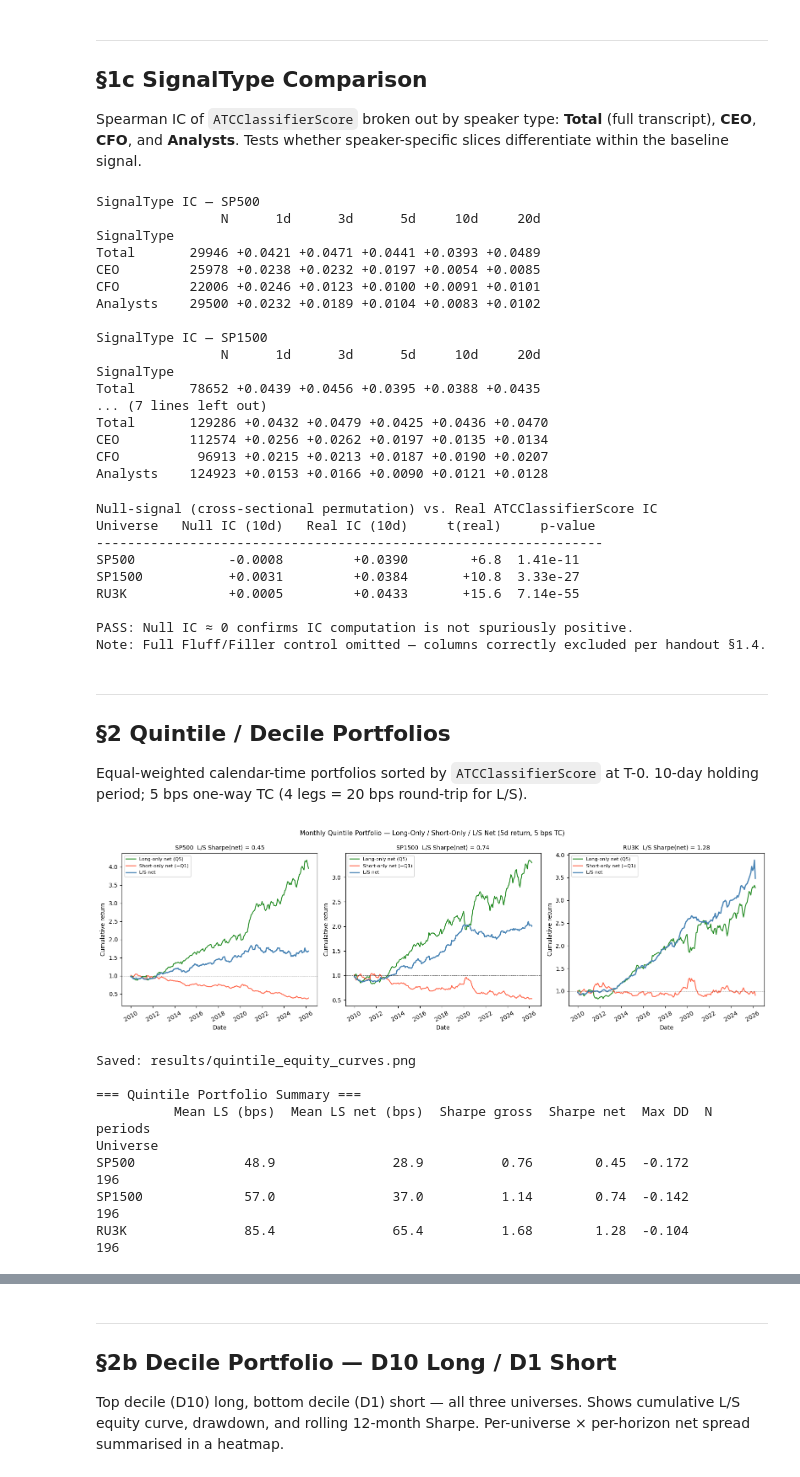
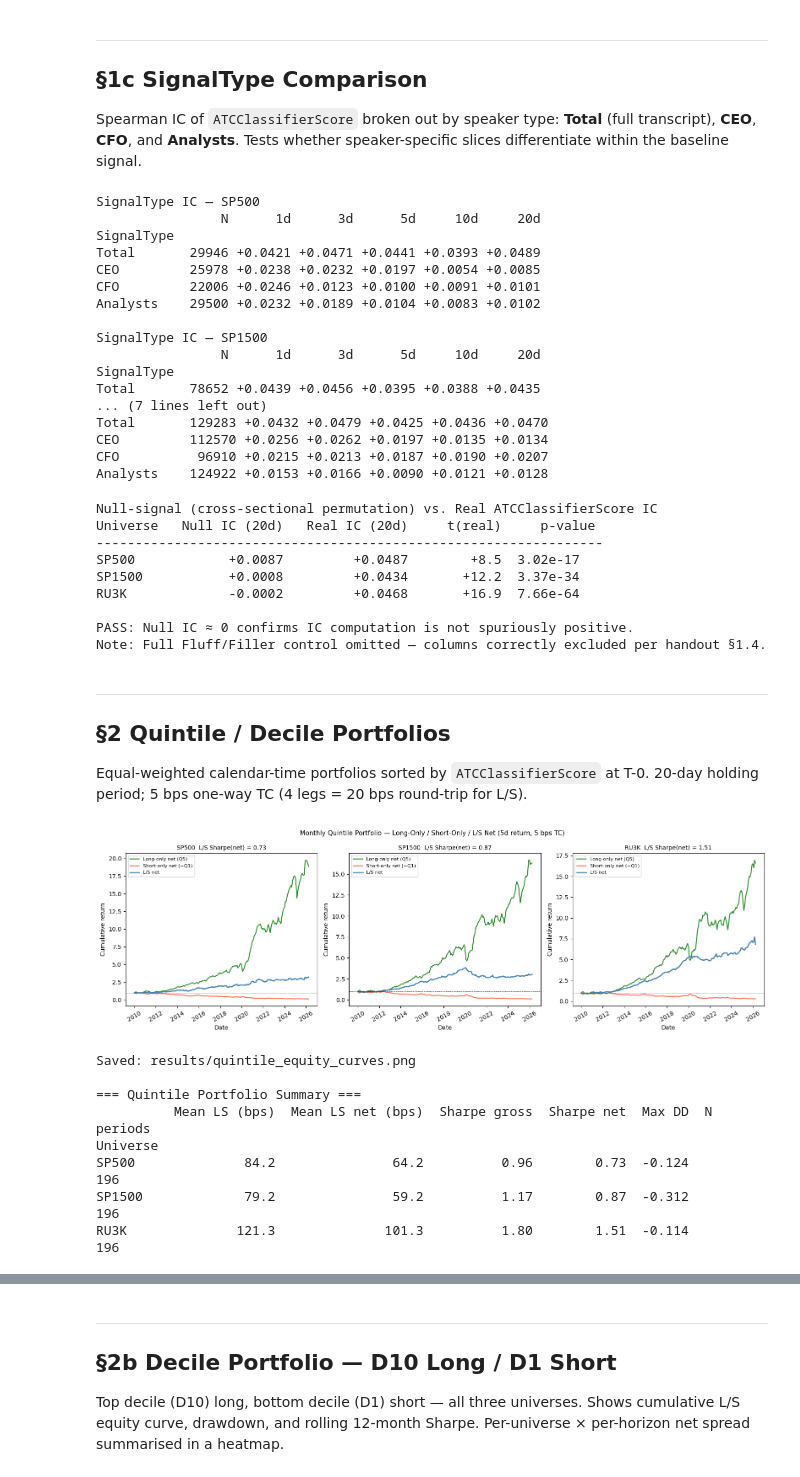
Before and after one commit to liny-r/NLP-Final-Assignment, a Jupyter notebook: 01_analysis.ipynb, the cells around one changed output, grey strips where cells are left out. Saved outputs shown, nothing was run; the diff lists cells and outputs as text; code cells hidden in the pictures.

```diff
--- a/01_analysis.ipynb
+++ b/01_analysis.ipynb
@@ -179,7 +196,7 @@ Sectors with fewer than 30 events are excluded.
 fig, axes = plt.subplots(1, 3, figsize=(18, 5))
 
 for ax, (uname, ucol) in zip(axes, UNIVERSES.items()):
-    sub = df[df[ucol].fillna(False) & df['ATCClassifierScore'].notna() & df['return_10d'].notna()].copy()
+    sub = df[df[ucol].fillna(False) & df['ATCClassifierScore'].notna() & df['return_20d'].notna()].copy()
     sector_rows = {}
     for sector, grp in sub.groupby('SECTOR'):
         if len(grp) < 30:
@@ -188,16 +205,16 @@ for ax, (uname, ucol) in zip(axes, UNIVERSES.items()):
     sec_ic = pd.DataFrame(sector_rows, index=H_LABELS).T.dropna(how='all')
     sec_ic = sec_ic.sort_values('5d', ascending=False)
 
-    # t-stats for sector IC (10d horizon as representative)
+    # t-stats for sector IC (20d horizon — primary target)
     tstat_sec = {}
     for sector, grp in sub.groupby('SECTOR'):
         if len(grp) < 30: continue
-        _, t, p = spearman_ic_tstat(grp['ATCClassifierScore'], grp['return_10d'])
+        _, t, p = spearman_ic_tstat(grp['ATCClassifierScore'], grp['return_20d'])
         stars = '***' if p < 0.001 else ('**' if p < 0.01 else ('*' if p < 0.05 else ''))
         tstat_sec[sector] = f't={t:+.1f}{stars}'
     print(f'IC by Sector — {uname}')
     print(sec_ic.to_string(float_format=lambda x: f'{x:+.4f}'))
-    print('  10d t-stats:', {k: v for k,v in tstat_sec.items()})
+    print('  20d t-stats:', {k: v for k,v in tstat_sec.items()})
     print()
 
     colors = ['forestgreen' if v > 0 else 'tomato' for v in sec_ic['5d']]
@@ -265,7 +280,7 @@ for uname, ucol in UNIVERSES.items():
     for st in ['Total', 'CEO', 'CFO', 'Analysts']:
         sub = slices_ret[(slices_ret['SignalType'] == st) &
                          slices_ret[ucol].fillna(False)]
-        row = {'SignalType': st, 'N': int(sub['return_10d'].notna().sum())}
+        row = {'SignalType': st, 'N': int(sub['return_20d'].notna().sum())}
         for h, hl in zip(HORIZONS, H_LABELS):
             row[hl] = spearman_ic(sub['ATCClassifierScore'], sub[h])
         rows.append(row)
@@ -287,10 +302,10 @@ SignalType IC — SP1500
 SignalType
 Total       78652 +0.0439 +0.0456 +0.0395 +0.0388 +0.0435
 ... (7 lines left out)
-Total       129286 +0.0432 +0.0479 +0.0425 +0.0436 +0.0470
-CEO         112574 +0.0256 +0.0262 +0.0197 +0.0135 +0.0134
-CFO          96913 +0.0215 +0.0213 +0.0187 +0.0190 +0.0207
-Analysts    124923 +0.0153 +0.0166 +0.0090 +0.0121 +0.0128
+Total       129283 +0.0432 +0.0479 +0.0425 +0.0436 +0.0470
+CEO         112570 +0.0256 +0.0262 +0.0197 +0.0135 +0.0134
+CFO          96910 +0.0215 +0.0213 +0.0187 +0.0190 +0.0207
+Analysts    124922 +0.0153 +0.0166 +0.0090 +0.0121 +0.0128
 # %%
 # §1e  Null-signal control — zero-alpha sanity check
 # Fluff and Filler AspectTheme columns were excluded during data prep (per handout §1.4),
@@ -303,12 +318,12 @@ df['_null_signal'] = (df.groupby('entry_date')['ATCClassifierScore']
                         .transform(lambda x: np.random.permutation(x.values)))
 
 print('Null-signal (cross-sectional permutation) vs. Real ATCClassifierScore IC')
-print(f'{"Universe":8s}  {"Null IC (10d)":>14s}  {"Real IC (10d)":>14s}  {"t(real)":>10s}  {"p-value":>10s}')
+print(f'{"Universe":8s}  {"Null IC (20d)":>14s}  {"Real IC (20d)":>14s}  {"t(real)":>10s}  {"p-value":>10s}')
 print('-' * 65)
 for uname, ucol in UNIVERSES.items():
     sub = df[df[ucol].fillna(False)]
-    ic_null = spearman_ic(sub['_null_signal'], sub['return_10d'])
-    ic_real, t_real, p_real = spearman_ic_tstat(sub['ATCClassifierScore'], sub['return_10d'])
+    ic_null = spearman_ic(sub['_null_signal'], sub['return_20d'])
+    ic_real, t_real, p_real = spearman_ic_tstat(sub['ATCClassifierScore'], sub['return_20d'])
     print(f'{uname:8s}  {ic_null:+14.4f}  {ic_real:+14.4f}  {t_real:+10.1f}  {p_real:<10.2e}')
 
 df.drop(columns=['_null_signal'], inplace=True)
@@ -317,11 +332,11 @@ print('PASS: Null IC ≈ 0 confirms IC computation is not spuriously positive.')
 print('Note: Full Fluff/Filler control omitted — columns correctly excluded per handout §1.4.')
 # %% [output]
 Null-signal (cross-sectional permutation) vs. Real ATCClassifierScore IC
-Universe   Null IC (10d)   Real IC (10d)     t(real)     p-value
+Universe   Null IC (20d)   Real IC (20d)     t(real)     p-value
 -----------------------------------------------------------------
-SP500            -0.0008         +0.0390        +6.8  1.41e-11
-SP1500           +0.0031         +0.0384       +10.8  3.33e-27
-RU3K             +0.0005         +0.0433       +15.6  7.14e-55
+SP500            +0.0087         +0.0487        +8.5  3.02e-17
+SP1500           +0.0008         +0.0434       +12.2  3.37e-34
+RU3K             -0.0002         +0.0468       +16.9  7.66e-64
 
 PASS: Null IC ≈ 0 confirms IC computation is not spuriously positive.
 Note: Full Fluff/Filler control omitted — columns correctly excluded per handout §1.4.
@@ -330,9 +345,9 @@ Note: Full Fluff/Filler control omitted — columns correctly excluded per hando
 ## §2  Quintile / Decile Portfolios
 
 Equal-weighted calendar-time portfolios sorted by `ATCClassifierScore` at T-0.
-10-day holding period; 5 bps one-way TC (4 legs = 20 bps round-trip for L/S).
+20-day holding period; 5 bps one-way TC (4 legs = 20 bps round-trip for L/S).
 # %%
-def quintile_portfolio(df_sub, ret_col='return_10d', freq='M'):
+def quintile_portfolio(df_sub, ret_col='return_20d', freq='M'):
     sub = df_sub[df_sub[ret_col].notna() & df_sub['ATCClassifierScore'].notna()].copy()
     sub['_period'] = sub['entry_date'].dt.to_period(freq)
 
@@ -381,45 +396,45 @@ fig, axes = plt.subplots(1, 3, figsize=(16, 5))
 all_stats = []
 
 for ax, (uname, ucol) in zip(axes, UNIVERSES.items()):
-    pf    = quintile_portfolio(df[df[ucol].fillna(False)], ret_col='return_10d', freq='M')
+    pf    = quintile_portfolio(df[df[ucol].fillna(False)], ret_col='return_20d', freq='M')
     stats = portfolio_stats(pf, 'M')
     stats['Universe'] = uname
     all_stats.append(stats)
 
     cum_long  = (1 + pf['Long_net']).cumprod()
     cum_short = (1 + pf['Short_net']).cumprod()
     cum_ls    = (1 + pf['LS_net']).cumprod()
 
     ax.plot(pf.index, cum_long,  color='forestgreen', lw=1.5, label='Long-only net (Q5)')
     ax.plot(pf.index, cum_short, color='tomato',      lw=1.5, label='Short-only net (−Q1)')
     ax.plot(pf.index, cum_ls,    color='steelblue',   lw=2.0, label='L/S net')
     ax.axhline(1.0, color='black', lw=0.5, ls='--')
     ax.set_title(f'{uname}  L/S Sharpe(net) = {stats["Sharpe net"]:.2f}', fontsize=10)
     ax.set_xlabel('Date')
     ax.set_ylabel('Cumulative return')
     ax.legend(fontsize=8)
     ax.tick_params(axis='x', rotation=30)
 
 plt.suptitle('Monthly Quintile Portfolio — Long-Only / Short-Only / L/S Net (5d return, 5 bps TC)', fontsize=11)
 plt.tight_layout()
 fig.savefig(RESULTS / 'quintile_equity_curves.png', dpi=150, bbox_inches='tight')
 plt.show()
 print('Saved: results/quintile_equity_curves.png')
 
 summary_df = pd.DataFrame(all_stats).set_index('Universe')
 print()
 print('=== Quintile Portfolio Summary ===')
 print(summary_df.to_string())
 # %% [output]
-[figure, old version]
+[figure, new version]
 Saved: results/quintile_equity_curves.png
 
 === Quintile Portfolio Summary ===
           Mean LS (bps)  Mean LS net (bps)  Sharpe gross  Sharpe net  Max DD  N periods
 Universe
-SP500              48.9               28.9          0.76        0.45  -0.172        196
-SP1500             57.0               37.0          1.14        0.74  -0.142        196
-RU3K               85.4               65.4          1.68        1.28  -0.104        196
+SP500              84.2               64.2          0.96        0.73  -0.124        196
+SP1500             79.2               59.2          1.17        0.87  -0.312        196
+RU3K              121.3              101.3          1.80        1.51  -0.114        196
 # %% [markdown]
 **Monthly quintile portfolio — Long-only (Q5), Short-only (−Q1), and L/S net; 5 bps one-way TC.**
 
```
Also changed, not shown: parts of 37 cells of this notebook, 19 other files.
